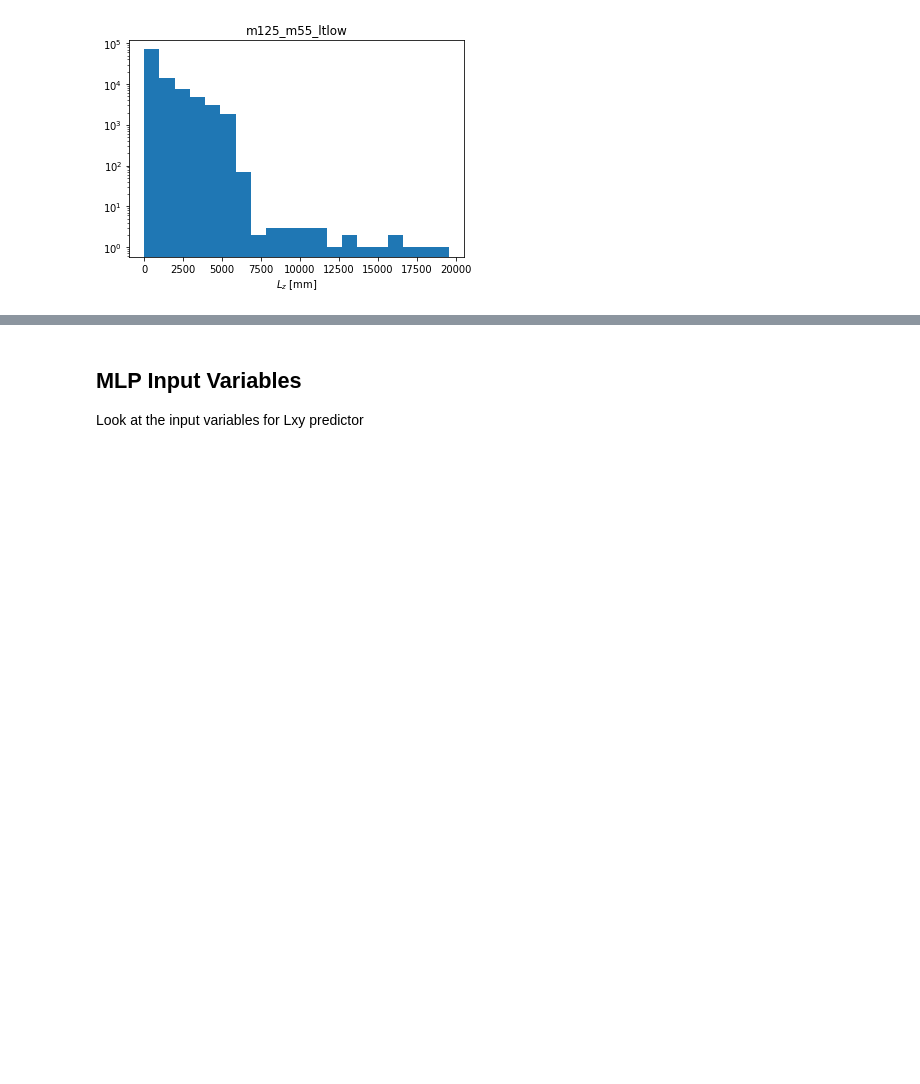
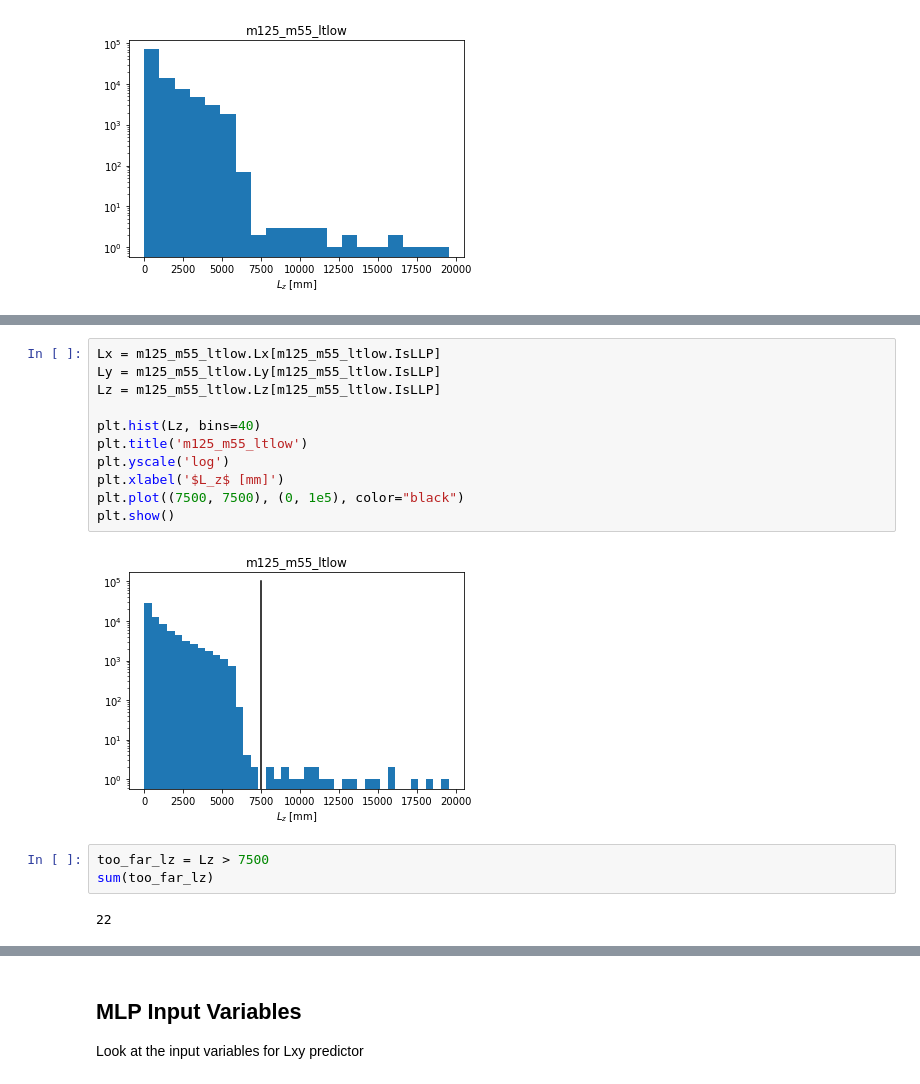
Before and after one commit to gordonwatts/calratio-perjet-training, a Jupyter notebook: notebooks/Input Variable Plots.ipynb, the cells around one changed output, grey strips where cells are left out. Drawn from its saved outputs; the diff is of its cells as text; blank space fills up the shorter version.

```diff
--- a/notebooks/Input Variable Plots.ipynb
+++ b/notebooks/Input Variable Plots.ipynb
@@ -126,0 +164,18 @@ _ = plt.xlabel('$L_z$ [mm]')
+# %%
+Lx = m125_m55_ltlow.Lx[m125_m55_ltlow.IsLLP]
+Ly = m125_m55_ltlow.Ly[m125_m55_ltlow.IsLLP]
+Lz = m125_m55_ltlow.Lz[m125_m55_ltlow.IsLLP]
+
+plt.hist(Lz, bins=40)
+plt.title('m125_m55_ltlow')
+plt.yscale('log')
+plt.xlabel('$L_z$ [mm]')
+plt.plot((7500, 7500), (0, 1e5), color="black")
+plt.show()
+# %% [output]
+[figure, added]
+# %%
+too_far_lz = Lz > 7500
+sum(too_far_lz)
+# %% [output]
+22
```
Also changed, not shown: parts of 15 cells of this notebook.
